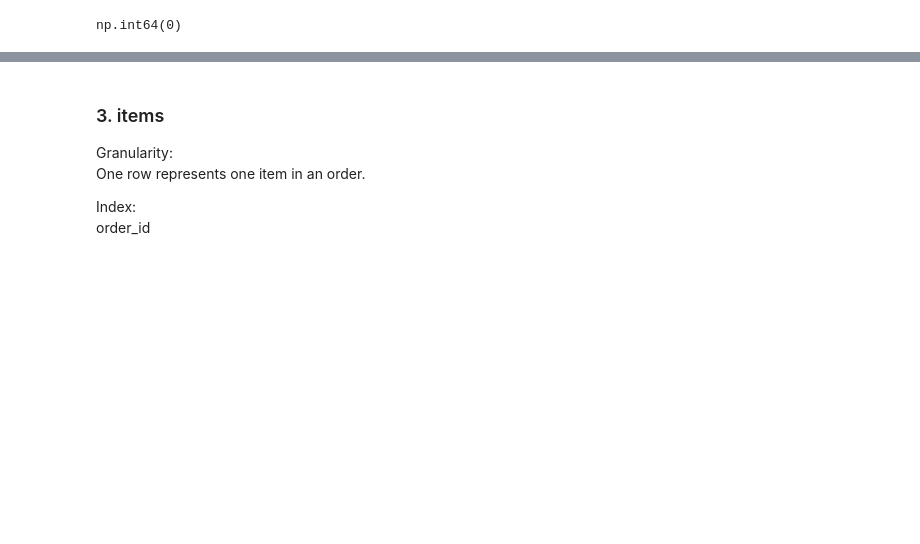
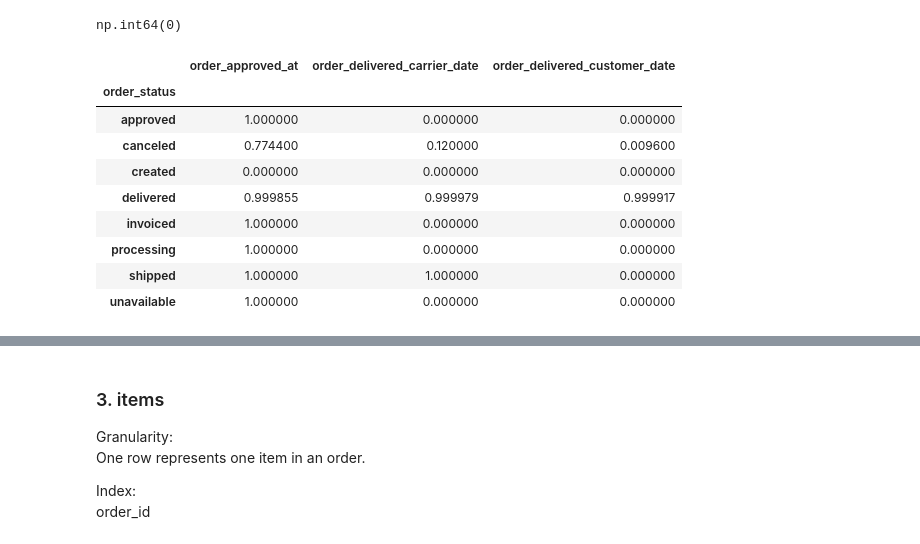
Before and after one commit to pwang-72/olist-ecommerce-analysis, a Jupyter notebook: notebooks/01_data_understanding.ipynb, the cells around one changed output, grey strips where cells are left out. Drawn from its saved outputs; the diff is of its cells as text; code cells hidden in the pictures; blank space fills up the shorter version.

```diff
--- a/notebooks/01_data_understanding.ipynb
+++ b/notebooks/01_data_understanding.ipynb
@@ -50,3 +71,22 @@ memory usage: 6.1+ MB
 orders.index.duplicated().sum()
 # %% [output]
 np.int64(0)
+# %%
+orders.groupby("order_status")[
+    [
+        "order_approved_at",
+        "order_delivered_carrier_date",
+        "order_delivered_customer_date"
+    ]
+].apply(lambda df: df.notna().mean())
+# %% [output]
+|  | order_approved_at | order_delivered_carrier_date | order_delivered_customer_date |
+| order_status |  |  |  |
+| approved | 1.000000 | 0.000000 | 0.000000 |
+| canceled | 0.774400 | 0.120000 | 0.009600 |
+| created | 0.000000 | 0.000000 | 0.000000 |
+| delivered | 0.999855 | 0.999979 | 0.999917 |
+| invoiced | 1.000000 | 0.000000 | 0.000000 |
+| processing | 1.000000 | 0.000000 | 0.000000 |
+| shipped | 1.000000 | 1.000000 | 0.000000 |
+| unavailable | 1.000000 | 0.000000 | 0.000000 |
```
Also changed, not shown: parts of 43 cells of this notebook.
